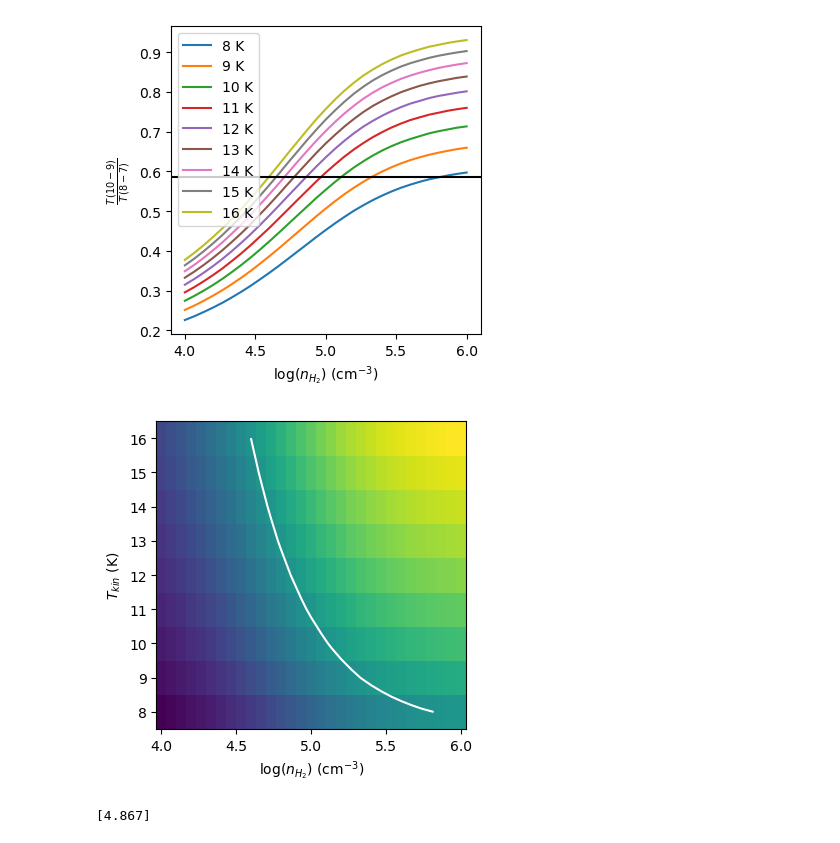
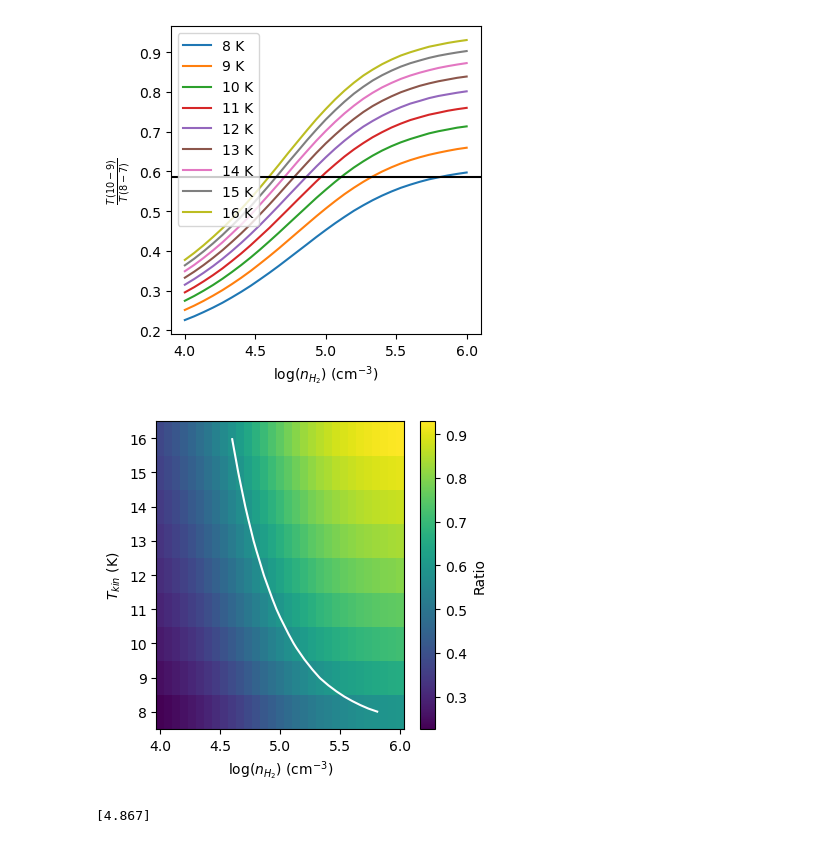
Before and after one commit to tere-valdivia/propstar_gasflow, a Jupyter notebook: analysis/plot_radex_results_HC3N.ipynb, the cells around one changed output. Saved outputs shown, nothing was run; the diff lists cells and outputs as text; code cells hidden in the pictures.

```diff
--- a/analysis/plot_radex_results_HC3N.ipynb
+++ b/analysis/plot_radex_results_HC3N.ipynb
@@ -67,13 +67,14 @@ fig.savefig('HC3N_ratio_vs_dens.pdf', dpi=300,bbox_inches='tight')
 # %%
 fig = plt.figure(figsize=(4,4))
 ax = fig.add_subplot(111)
-ax.pcolor(dens, temps, mat)
+im = ax.pcolor(dens, temps, mat)
+fig.colorbar(im, ax = ax, label='Ratio')
 ax.set_xlabel(r'log($n_{H_2}$) (cm$^{-3}$)')
 ax.set_ylabel(r'$T_{kin}$ (K)')
 ax.contour(dens, temps,mat, levels=[moderatio], colors='w')
 fig.savefig('HC3N_Tkin_vs_dens.pdf', dpi=300,bbox_inches='tight')
 # %% [output]
-[figure, old version]
+[figure, new version]
 # %%
 indexT = np.where(results_mat[0].astype(int)==12)
 dens = (results_mat[1])[indexT]
```
Also changed, not shown: 23 other files.
